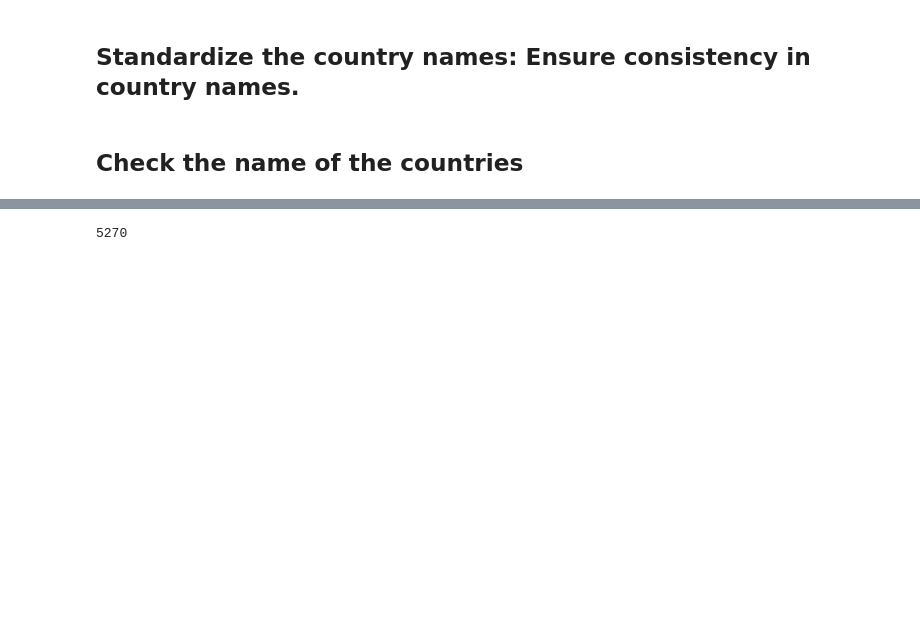
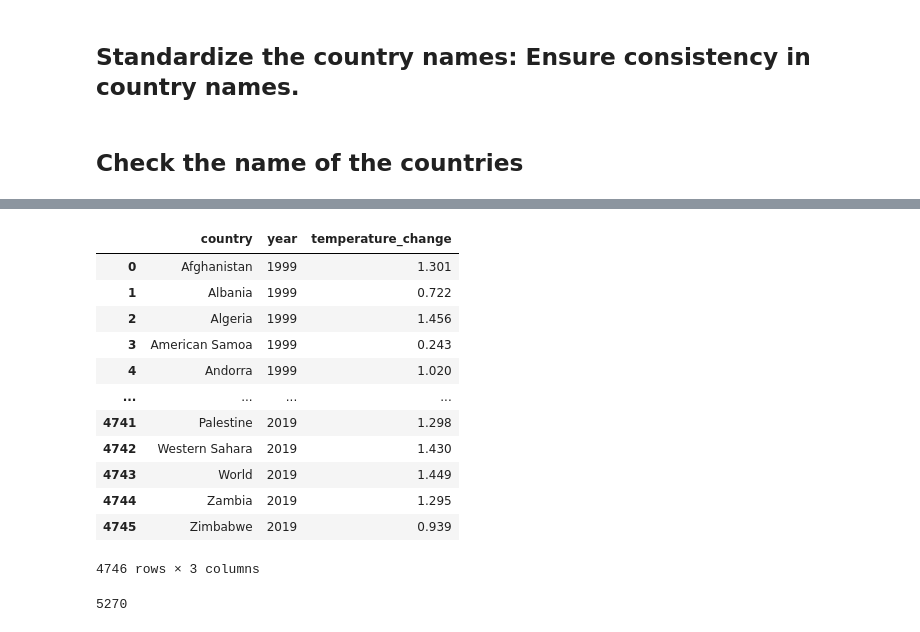
Before and after one commit to MichelleWegner/Co2.Emissions, a Jupyter notebook: Notebooks/3. Data_Frames_Merge.ipynb, the cells around one changed output, grey strips where cells are left out. Drawn from its saved outputs; the diff is of its cells as text; code cells hidden in the pictures; blank space fills up the shorter version.

```diff
--- a/Notebooks/3. Data_Frames_Merge.ipynb
+++ b/Notebooks/3. Data_Frames_Merge.ipynb
@@ -171,3 +191,19 @@ df1['country'] = df2['country'].replace(country_name_mapping)
+# %%
+df2
+# %% [output]
+|  | country | year | temperature_change |
+| 0 | Afghanistan | 1999 | 1.301 |
+| 1 | Albania | 1999 | 0.722 |
+| 2 | Algeria | 1999 | 1.456 |
+| 3 | American Samoa | 1999 | 0.243 |
+| 4 | Andorra | 1999 | 1.020 |
+| ... | ... | ... | ... |
+| 4741 | Palestine | 2019 | 1.298 |
+| 4742 | Western Sahara | 2019 | 1.430 |
+| 4743 | World | 2019 | 1.449 |
+| 4744 | Zambia | 2019 | 1.295 |
+| 4745 | Zimbabwe | 2019 | 0.939 |
+4746 rows × 3 columns
 # %%
 len(df1['country'])
 # %% [output]
```
Also changed, not shown: parts of 8 cells of this notebook, 5 other files.
